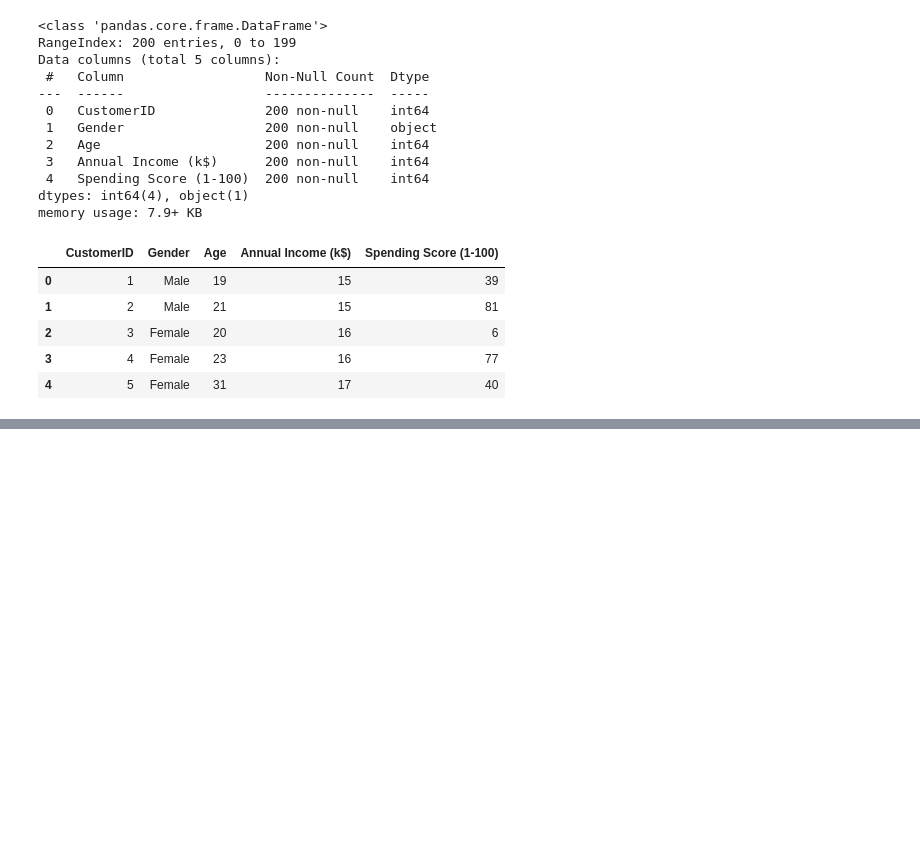
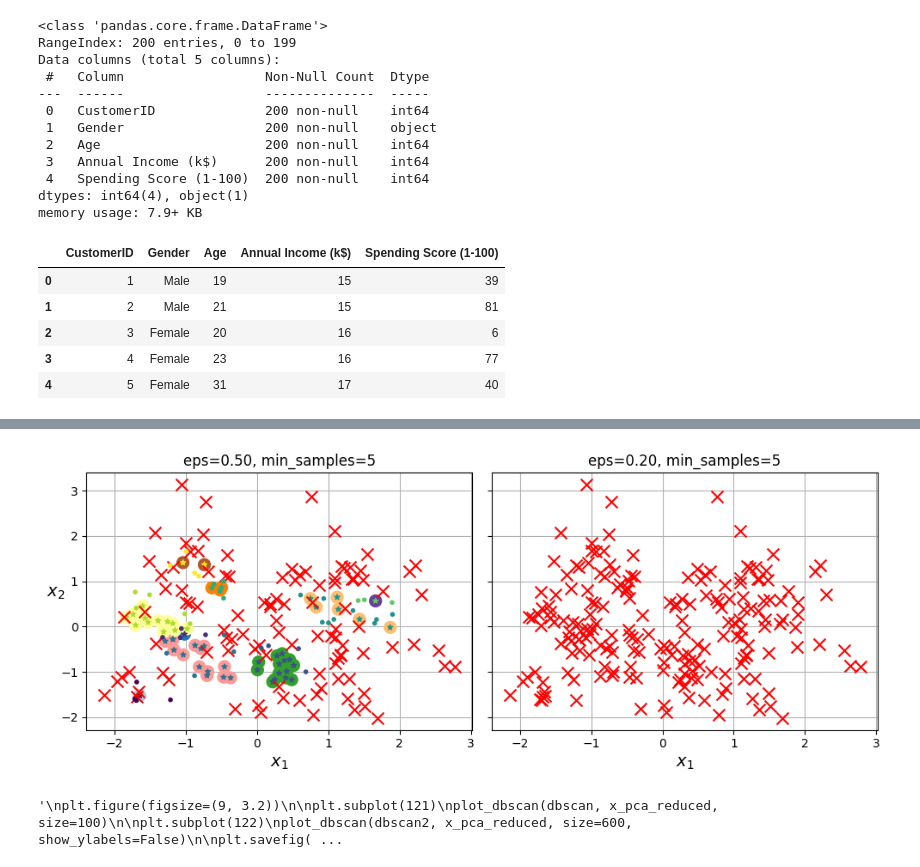
Before and after one commit to Naseem-Ananzeh/Ml2_Final_Project, a Jupyter notebook: Mall_dataset_.ipynb, the cells around one changed output, grey strips where cells are left out. Cells and saved outputs as stored; diff of their text form; code cells hidden in the pictures; blank space fills up the shorter version.

```diff
--- a/Mall_dataset_.ipynb
+++ b/Mall_dataset_.ipynb
@@ -108,0 +184,52 @@ plt.show()
+# %%
+def plot_dbscan(dbscan, x_pca_reduced, size, show_xlabels=True, show_ylabels=True):
+
+    core_mask = np.zeros_like(dbscan.labels_, dtype=bool)
+    core_mask[dbscan.core_sample_indices_] = True
+    anomalies_mask = dbscan.labels_ == -1
+    non_core_mask = ~(core_mask | anomalies_mask)
+
+    cores = dbscan.components_
+    anomalies = x_pca_reduced[anomalies_mask]
+    non_cores = x_pca_reduced[non_core_mask]
+    plt.scatter(cores[:, 0], cores[:, 1],
+                c=dbscan.labels_[core_mask], marker='o', s=size, cmap="Paired")
+    plt.scatter(cores[:, 0], cores[:, 1], marker='*', s=20, c=dbscan.labels_[core_mask])
+    plt.scatter(anomalies[:, 0], anomalies[:, 1],
+                c="r", marker="x", s=100)
+    plt.scatter(non_cores[:, 0], non_cores[:, 1], c=dbscan.labels_[non_core_mask], marker=".")
+    if show_xlabels:
+        plt.xlabel("$x_1$", fontsize=14)
+    else:
+        plt.tick_params(labelbottom=False)
+    if show_ylabels:
+        plt.ylabel("$x_2$", fontsize=14, rotation=0)
+    else:
+        plt.tick_params(labelleft=False)
+    plt.title(f"eps={dbscan.eps:.2f}, min_samples={dbscan.min_samples}")
+    plt.grid()
+    plt.gca().set_axisbelow(True)
+
+dbscan2 = DBSCAN(eps=0.2)
+dbscan2.fit(x_pca_reduced)
+fig,ax=plt.subplots(1,2,figsize=(10,4))
+plt.sca(ax[0])
+plot_dbscan(dbscan, x_pca_reduced, size=100)
+plt.sca(ax[1])
+plot_dbscan(dbscan2, x_pca_reduced, size=600, show_ylabels=False)
+plt.tight_layout()
+plt.show()
+'''
+plt.figure(figsize=(9, 3.2))
+
+plt.subplot(121)
+plot_dbscan(dbscan, x_pca_reduced, size=100)
+
+plt.subplot(122)
+plot_dbscan(dbscan2, x_pca_reduced, size=600, show_ylabels=False)
+
+plt.savefig("dbscan_plot")
+plt.show()'''
+# %% [output]
+[figure, added]
+'\nplt.figure(figsize=(9, 3.2))\n\nplt.subplot(121)\nplot_dbscan(dbscan, x_pca_reduced, size=100)\n\nplt.subplot(122)\nplot_dbscan(dbscan2, x_pca_reduced, size=600, show_ylabels=False)\n\nplt.savefig( ...
```
Also changed, not shown: parts of 15 cells of this notebook.
